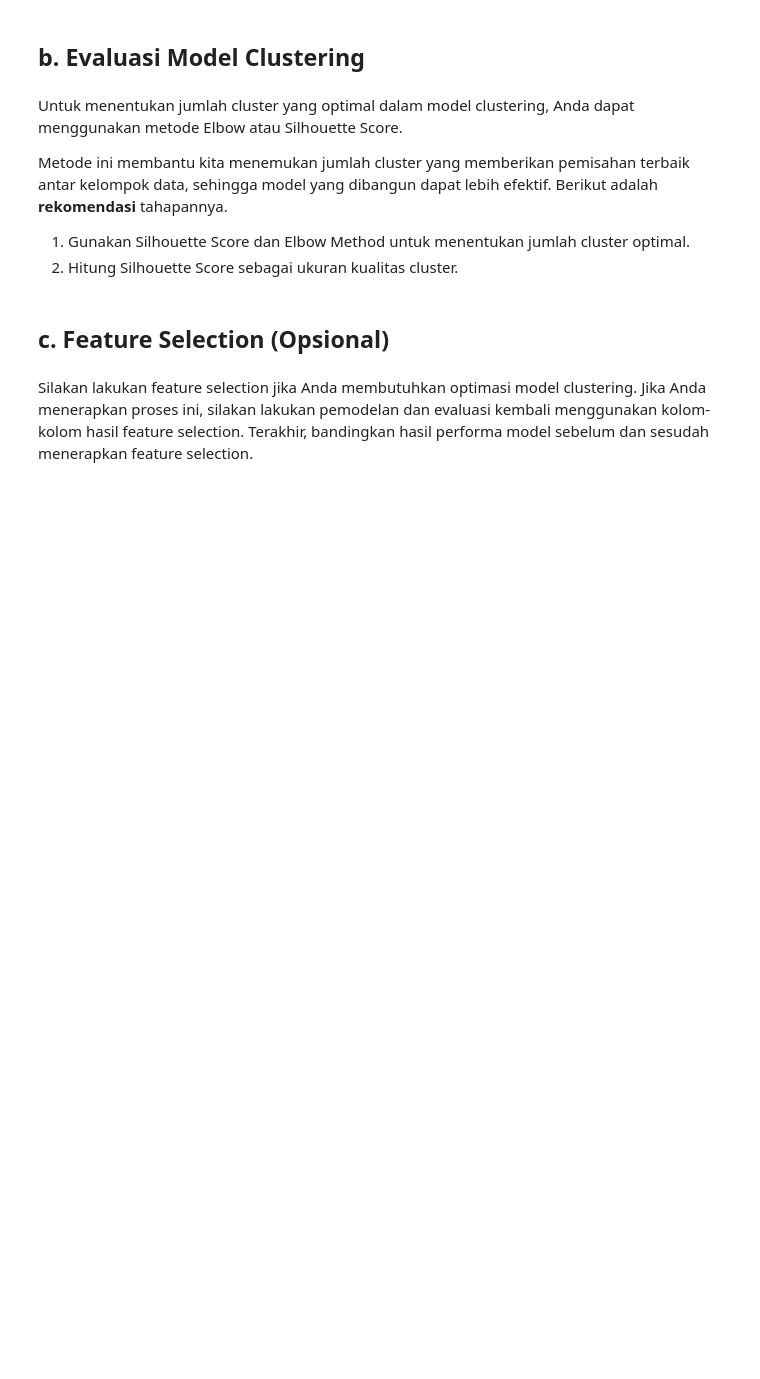
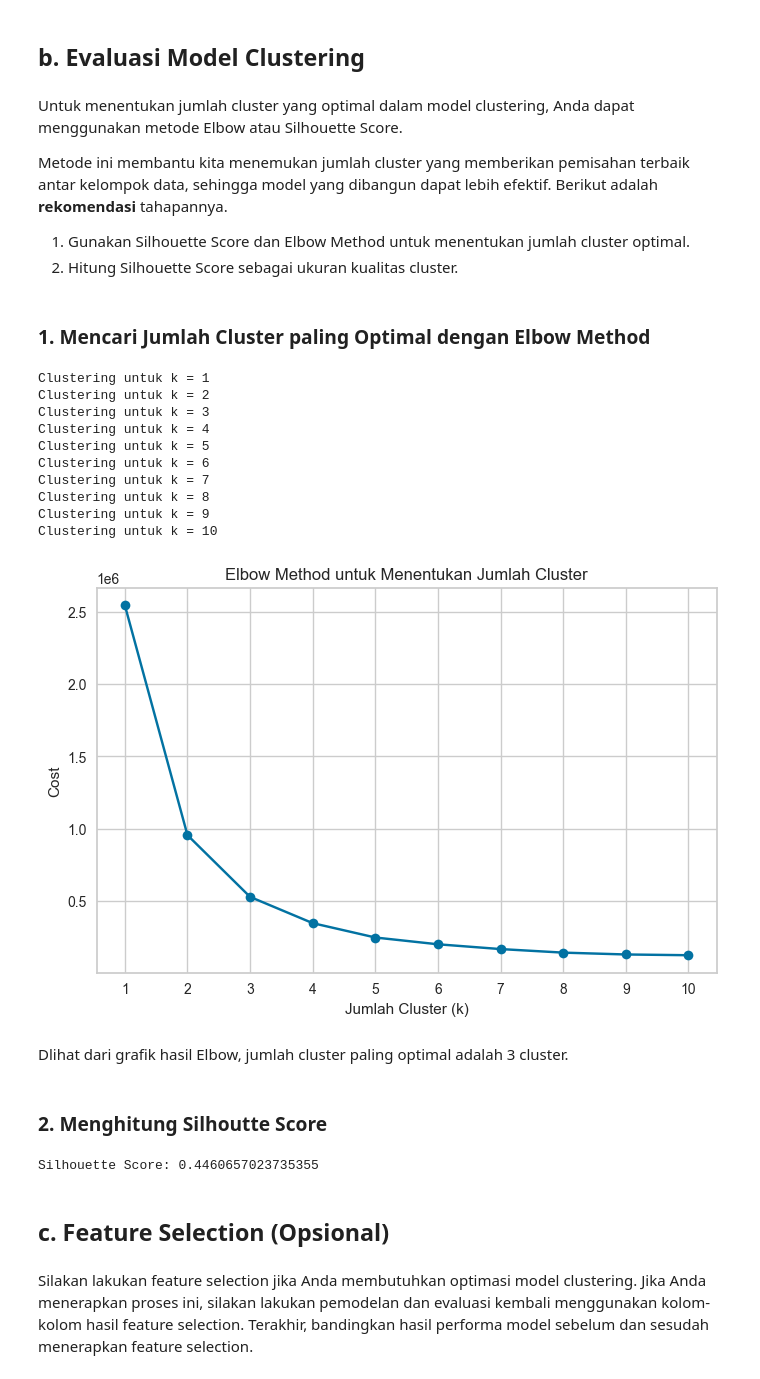
Before and after one commit to NumiKun/Submission_BMLP_DBS, a Jupyter notebook: [Clustering]_Submission_Akhir_BMLP_Rizki Surya Nugroho.ipynb, the cells around one changed output. Saved outputs shown, nothing was run; the diff lists cells and outputs as text; code cells hidden in the pictures; blank space fills up the shorter version.

Commit message:
Add Evaluasi Model Clustering

```diff
--- a/[Clustering]_Submission_Akhir_BMLP_Rizki Surya Nugroho.ipynb
+++ b/[Clustering]_Submission_Akhir_BMLP_Rizki Surya Nugroho.ipynb
@@ -547,3 +543,44 @@ Metode ini membantu kita menemukan jumlah cluster yang memberikan pemisahan terb
+# %% [markdown]
+### **1. Mencari Jumlah Cluster paling Optimal dengan Elbow Method**
+# %%
+K_range = range(1, 11)  # Coba dari 1 sampai 10 cluster
+cost = []
+
+for k in K_range:
+    print(f"Clustering untuk k = {k}")
+    kproto = KPrototypes(n_clusters=k, init='Cao', verbose=0, random_state=42)
+    kproto.fit_predict(dataku[numerical_cols + categorical_cols], categorical=[3, 4])
+    cost.append(kproto.cost_)
+
+plt.figure(figsize=(8, 5))
+plt.plot(K_range, cost, marker='o')
+plt.title('Elbow Method untuk Menentukan Jumlah Cluster')
+plt.xlabel('Jumlah Cluster (k)')
+plt.ylabel('Cost')
+plt.xticks(K_range)
+plt.grid(True)
+plt.show()
+# %% [output]
+Clustering untuk k = 1
+Clustering untuk k = 2
+Clustering untuk k = 3
+Clustering untuk k = 4
+Clustering untuk k = 5
+Clustering untuk k = 6
+Clustering untuk k = 7
+Clustering untuk k = 8
+Clustering untuk k = 9
+Clustering untuk k = 10
+[figure, added]
+# %% [markdown]
+Dlihat dari grafik hasil Elbow, jumlah cluster paling optimal adalah 3 cluster.
+# %% [markdown]
+### **2. Menghitung Silhoutte Score**
+# %%
+score = silhouette_score(dataku[numerical_cols + categorical_cols], dataku['cluster'], metric='euclidean')
+print(f"Silhouette Score: {score}")
+# %% [output]
+Silhouette Score: 0.4460657023735355
 # %% [markdown]
 ## **c. Feature Selection (Opsional)**
 # %% [markdown]
```
Also changed, not shown: parts of 5 cells of this notebook.
